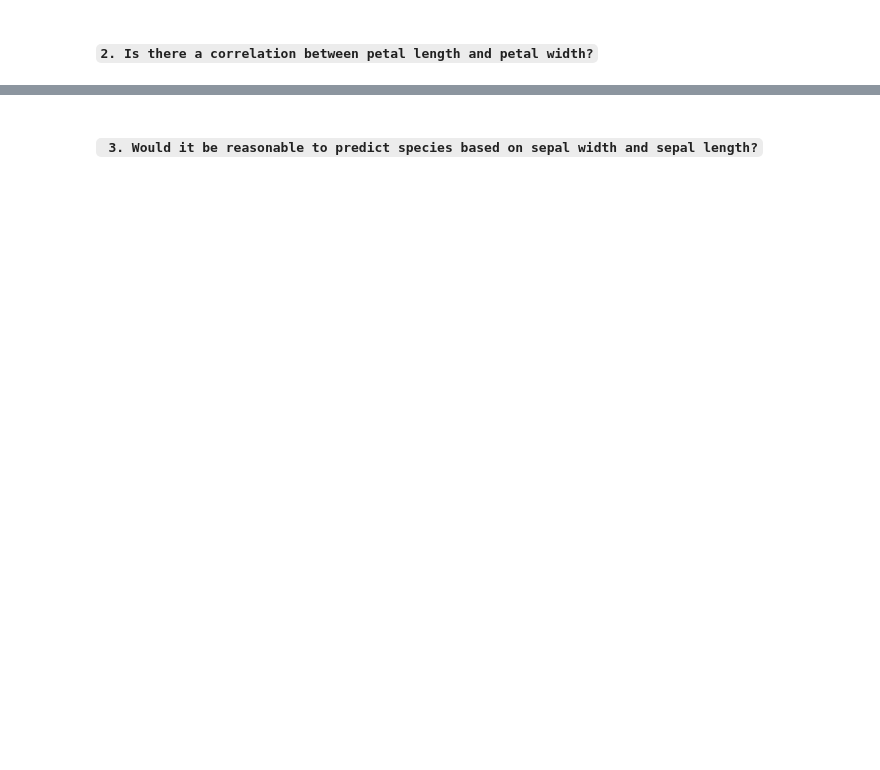
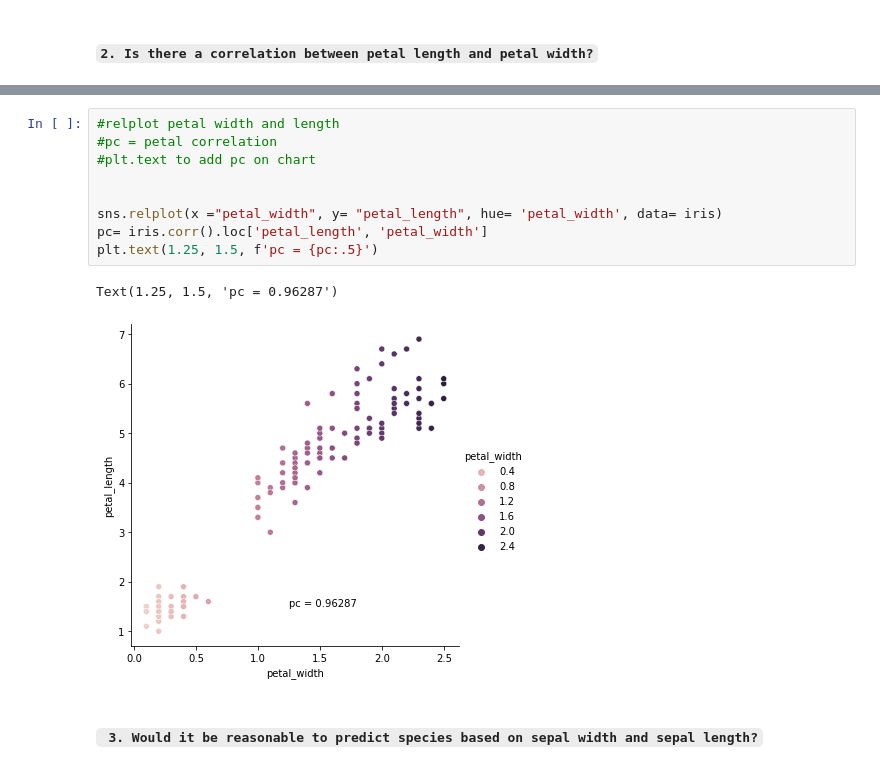
Before and after one commit to brandonjbryant/numpy-pandas-visualization-exercises, a Jupyter notebook: seaborn_exercises.ipynb, the cells around one changed output, grey strips where cells are left out. Drawn from its saved outputs; the diff is of its cells as text; blank space fills up the shorter version.

```diff
--- a/seaborn_exercises.ipynb
+++ b/seaborn_exercises.ipynb
@@ -7,2 +51,14 @@
+# %%
+#relplot petal width and length
+#pc = petal correlation
+#plt.text to add pc on chart
+
+
+sns.relplot(x ="petal_width", y= "petal_length", hue= 'petal_width', data= iris)
+pc= iris.corr().loc['petal_length', 'petal_width']
+plt.text(1.25, 1.5, f'pc = {pc:.5}')
+# %% [output]
+Text(1.25, 1.5, 'pc = 0.96287')
+[figure, added]
 # %% [markdown]
 #### ` 3. Would it be reasonable to predict species based on sepal width and sepal length?`
```
Also changed, not shown: parts of 48 cells of this notebook.
